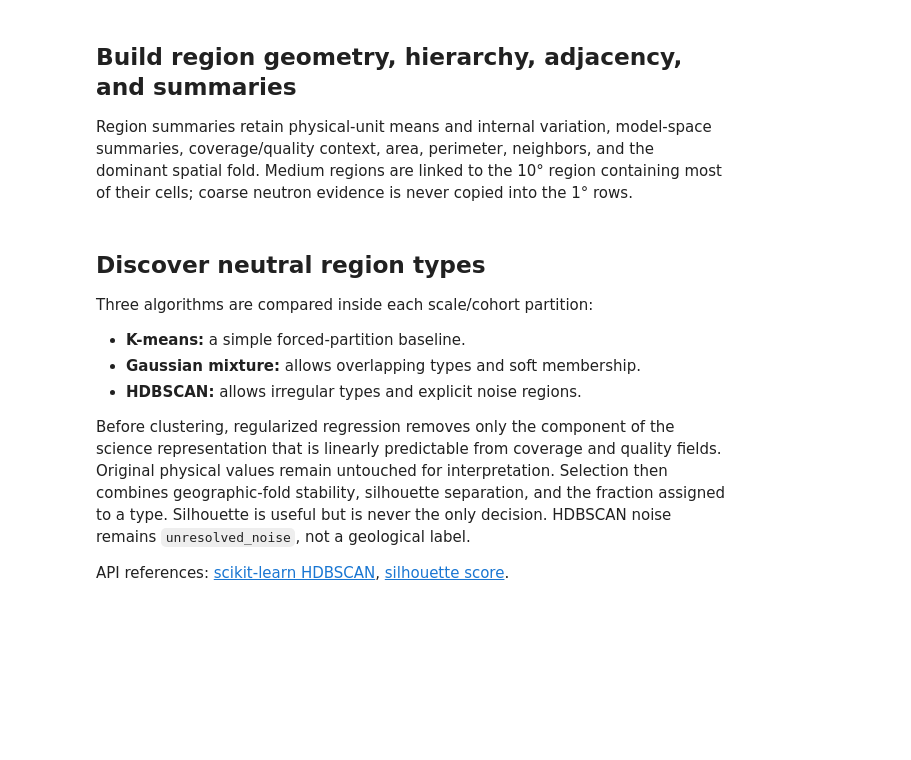
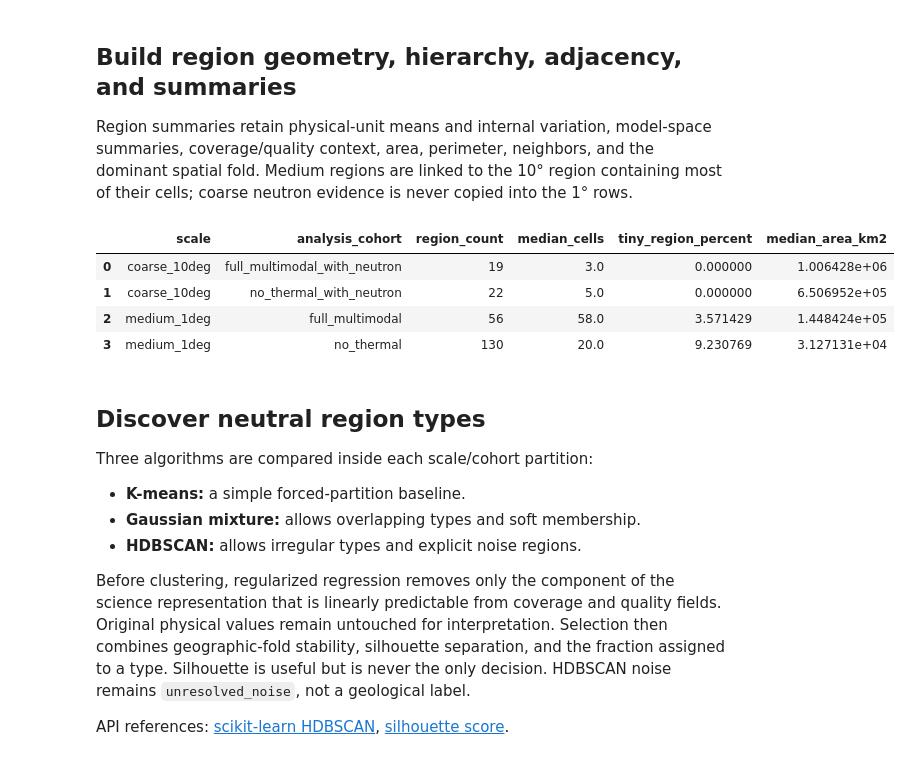
Before and after one commit to mehddii/nasa-hackathon-xyzGang, a Jupyter notebook: notebooks/03_mars_region_discovery.ipynb, the cells around one changed output. Cells and saved outputs as stored; diff of their text form; code cells hidden in the pictures; blank space fills up the shorter version.

```diff
--- a/notebooks/03_mars_region_discovery.ipynb
+++ b/notebooks/03_mars_region_discovery.ipynb
@@ -763,6 +785,7 @@ def summarize_regions(
     )
     minimum_cells = CFG.minimum_medium_region_cells if scale_name == "medium_1deg" else CFG.minimum_coarse_region_cells
     base["is_tiny_region"] = base["cell_count"] < minimum_cells
+    base["unresolved_tiny_region"] = base["is_tiny_region"]
     return frame, base, adjacency_df
 
 
@@ -783,33 +806,39 @@ for scale_name, scale_frame in scale_frames.items():
 region_cells_df = pd.concat(region_cell_frames, ignore_index=True, sort=False)
 regions_df = pd.concat(region_frames, ignore_index=True, sort=False)
 adjacency_df = pd.concat(adjacency_frames, ignore_index=True, sort=False)
 
 region_lookup = regions_df.set_index(["scale", "region_numeric_id"])["region_id"]
 adjacency_df["left_region_id"] = [region_lookup.loc[(scale, value)] for scale, value in zip(adjacency_df["scale"], adjacency_df["left_region_numeric_id"])]
 adjacency_df["right_region_id"] = [region_lookup.loc[(scale, value)] for scale, value in zip(adjacency_df["scale"], adjacency_df["right_region_numeric_id"])]
 
 # Link each medium region to the coarse region covering most of its cells.
 coarse_cell_to_region = region_cells_df.loc[region_cells_df["scale"] == "coarse_10deg"].set_index("cell_id")["region_id"]
 medium_links = region_cells_df.loc[region_cells_df["scale"] == "medium_1deg", ["region_id", "parent_coarse_id"]].copy()
 medium_links["parent_region_id"] = medium_links["parent_coarse_id"].map(coarse_cell_to_region)
 overlap = medium_links.groupby(["region_id", "parent_region_id"], observed=True).size().rename("overlap_cells").reset_index()
 overlap["region_cells"] = overlap.groupby("region_id", observed=True)["overlap_cells"].transform("sum")
 overlap["parent_overlap_fraction"] = overlap["overlap_cells"] / overlap["region_cells"]
 best_parent = overlap.sort_values(["region_id", "overlap_cells"], ascending=[True, False]).drop_duplicates("region_id")
 regions_df = regions_df.merge(
     best_parent[["region_id", "parent_region_id", "parent_overlap_fraction"]],
     on="region_id",
     how="left",
     validate="one_to_one",
 )
 
 region_summary = regions_df.groupby(["scale", "analysis_cohort"], observed=True).agg(
     region_count=("region_id", "size"),
     median_cells=("cell_count", "median"),
     tiny_region_percent=("is_tiny_region", lambda values: 100.0 * values.mean()),
     median_area_km2=("area_km2", "median"),
 ).reset_index()
 display(region_summary)
+# %% [output]
+|  | scale | analysis_cohort | region_count | median_cells | tiny_region_percent | median_area_km2 |
+| 0 | coarse_10deg | full_multimodal_with_neutron | 19 | 3.0 | 0.000000 | 1.006428e+06 |
+| 1 | coarse_10deg | no_thermal_with_neutron | 22 | 5.0 | 0.000000 | 6.506952e+05 |
+| 2 | medium_1deg | full_multimodal | 56 | 58.0 | 3.571429 | 1.448424e+05 |
+| 3 | medium_1deg | no_thermal | 130 | 20.0 | 9.230769 | 3.127131e+04 |
 # %% [markdown]
 ## Discover neutral region types
 
```
Also changed, not shown: parts of 13 cells of this notebook, 43 other files.
